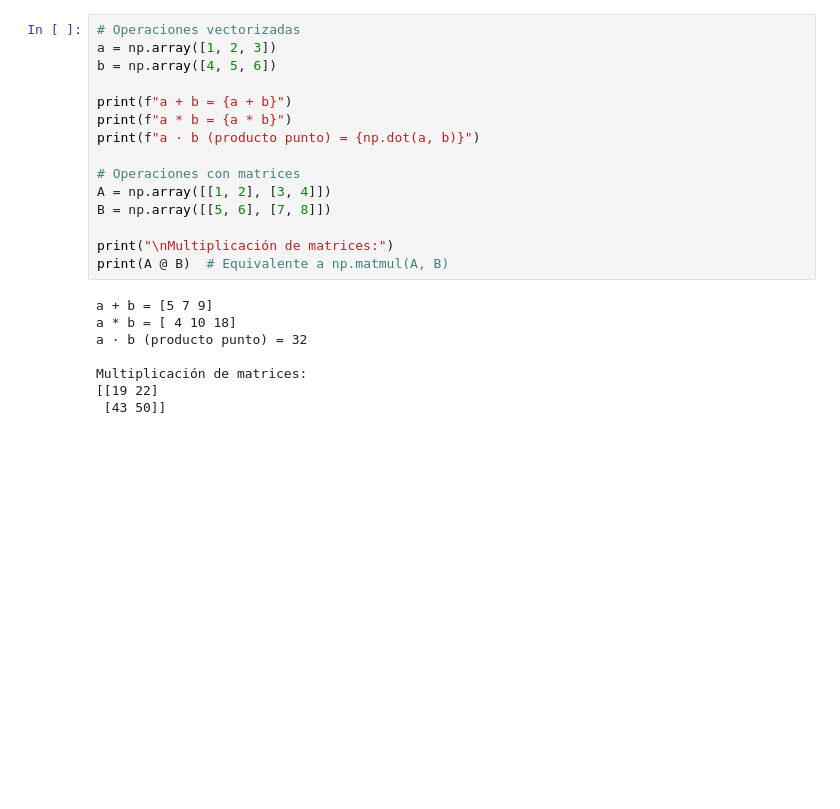
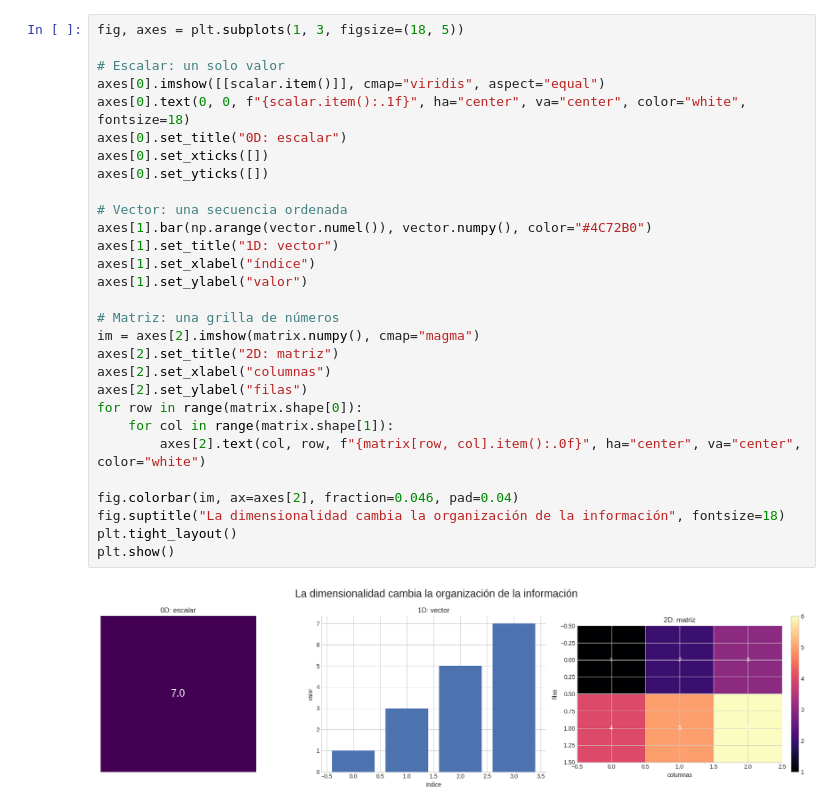
Before and after one commit to SantiagoVBlasL/aprendizaje-profundo-unsam, a Jupyter notebook: 01_intro_deep_learning/01_python_pytorch_tensors.ipynb, the cells around one changed output. Saved outputs shown, nothing was run; the diff lists cells and outputs as text; blank space fills up the shorter version.

Commit message:
Update 01_python_pytorch_tensors: enfoque visual para Tensores y Autograd + ciclo de entrenamiento (Perceptrón)

```diff
--- a/01_intro_deep_learning/01_python_pytorch_tensors.ipynb
+++ b/01_intro_deep_learning/01_python_pytorch_tensors.ipynb
@@ -66,24 +100,32 @@ Random (3x3):
 # %%
-# Operaciones vectorizadas
-a = np.array([1, 2, 3])
-b = np.array([4, 5, 6])
+fig, axes = plt.subplots(1, 3, figsize=(18, 5))
 
-print(f"a + b = {a + b}")
-print(f"a * b = {a * b}")
-print(f"a · b (producto punto) = {np.dot(a, b)}")
+# Escalar: un solo valor
+axes[0].imshow([[scalar.item()]], cmap="viridis", aspect="equal")
+axes[0].text(0, 0, f"{scalar.item():.1f}", ha="center", va="center", color="white", fontsize=18)
+axes[0].set_title("0D: escalar")
+axes[0].set_xticks([])
+axes[0].set_yticks([])
 
-# Operaciones con matrices
-A = np.array([[1, 2], [3, 4]])
-B = np.array([[5, 6], [7, 8]])
+# Vector: una secuencia ordenada
+axes[1].bar(np.arange(vector.numel()), vector.numpy(), color="#4C72B0")
+axes[1].set_title("1D: vector")
+axes[1].set_xlabel("índice")
+axes[1].set_ylabel("valor")
 
-print("\nMultiplicación de matrices:")
-print(A @ B)  # Equivalente a np.matmul(A, B)
+# Matriz: una grilla de números
+im = axes[2].imshow(matrix.numpy(), cmap="magma")
+axes[2].set_title("2D: matriz")
+axes[2].set_xlabel("columnas")
+axes[2].set_ylabel("filas")
+for row in range(matrix.shape[0]):
+    for col in range(matrix.shape[1]):
+        axes[2].text(col, row, f"{matrix[row, col].item():.0f}", ha="center", va="center", color="white")
+
+fig.colorbar(im, ax=axes[2], fraction=0.046, pad=0.04)
+fig.suptitle("La dimensionalidad cambia la organización de la información", fontsize=18)
+plt.tight_layout()
+plt.show()
 # %% [output]
-a + b = [5 7 9]
-a * b = [ 4 10 18]
-a · b (producto punto) = 32
-
-Multiplicación de matrices:
-[[19 22]
- [43 50]]
+[figure, added]
 # %% [markdown]
```
Also changed, not shown: parts of 46 cells of this notebook.
